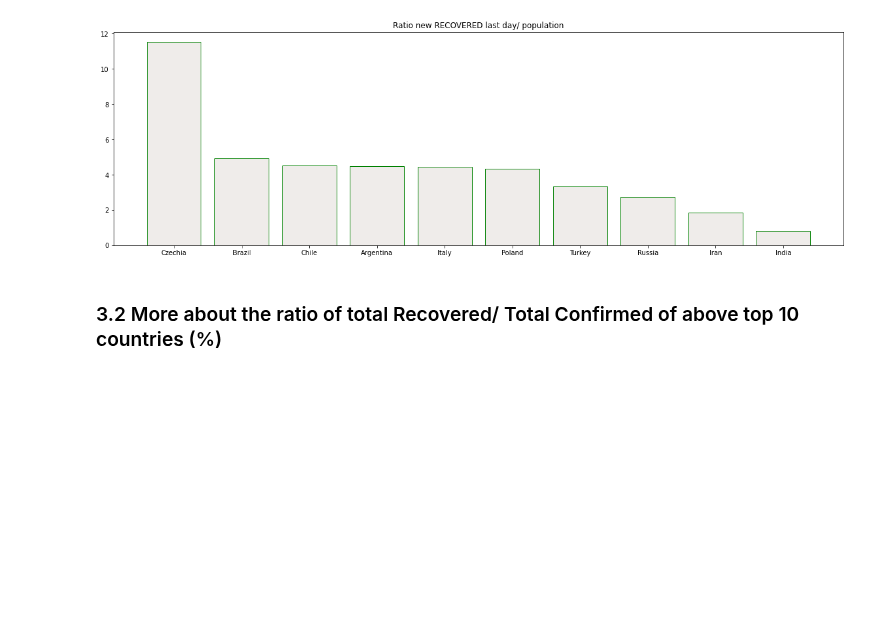
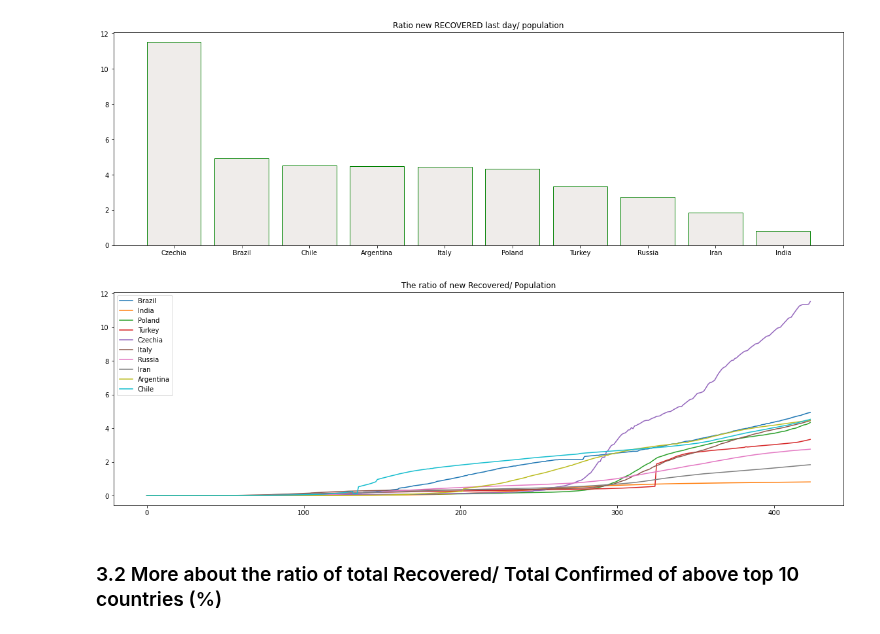
Before and after one commit to lphan/ML-Practices, a Jupyter notebook: 18_Covid-19/18_Covid-19_top10.ipynb, the cells around one changed output. Saved outputs shown, nothing was run; the diff lists cells and outputs as text; code cells hidden in the pictures; blank space fills up the shorter version.

```diff
--- a/18_Covid-19/18_Covid-19_top10.ipynb
+++ b/18_Covid-19/18_Covid-19_top10.ipynb
@@ -166,6 +180,13 @@ Country -- Ratio Total Recovered over population
  ('Iran', 1.8294),
  ('India', 0.8065)]
 [figure]
+# %%
+for country in countries_highestRecByDay.head(10).index:
+    y_dat_ratioRecPop[country].plot(label=country)
+    plt.legend()
+    plt.title("The ratio of new Recovered/ Population")
+# %% [output]
+[figure, added]
 # %% [markdown]
 ### 3.2 More about the ratio of total Recovered/ Total Confirmed of above top 10 countries (%)
 # %%
```
Also changed, not shown: parts of 3 cells of this notebook, 1 other file.
